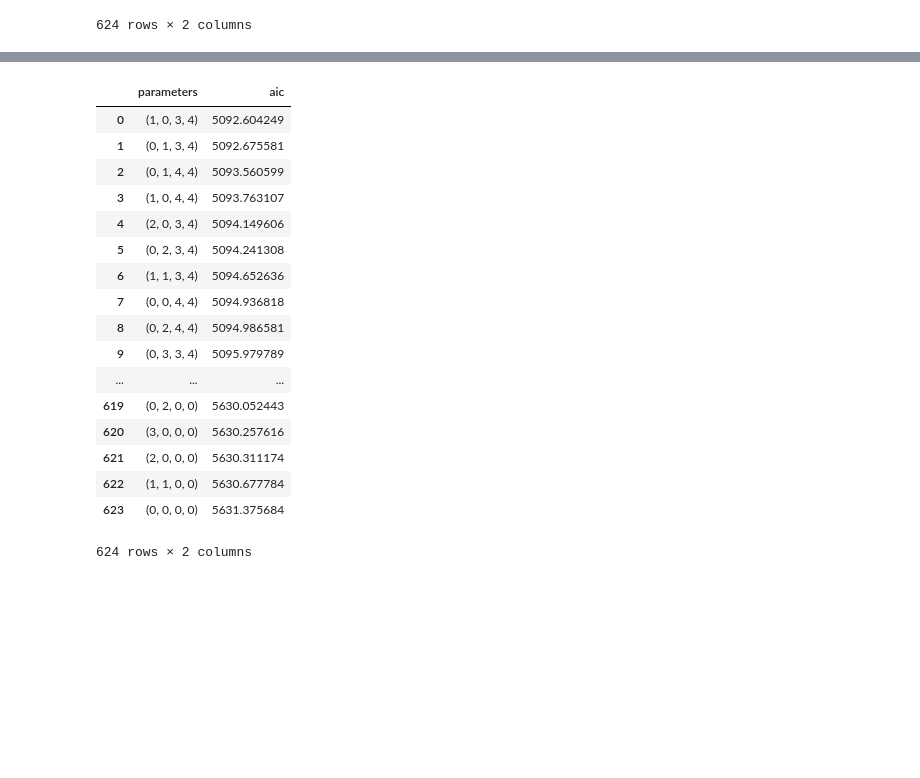
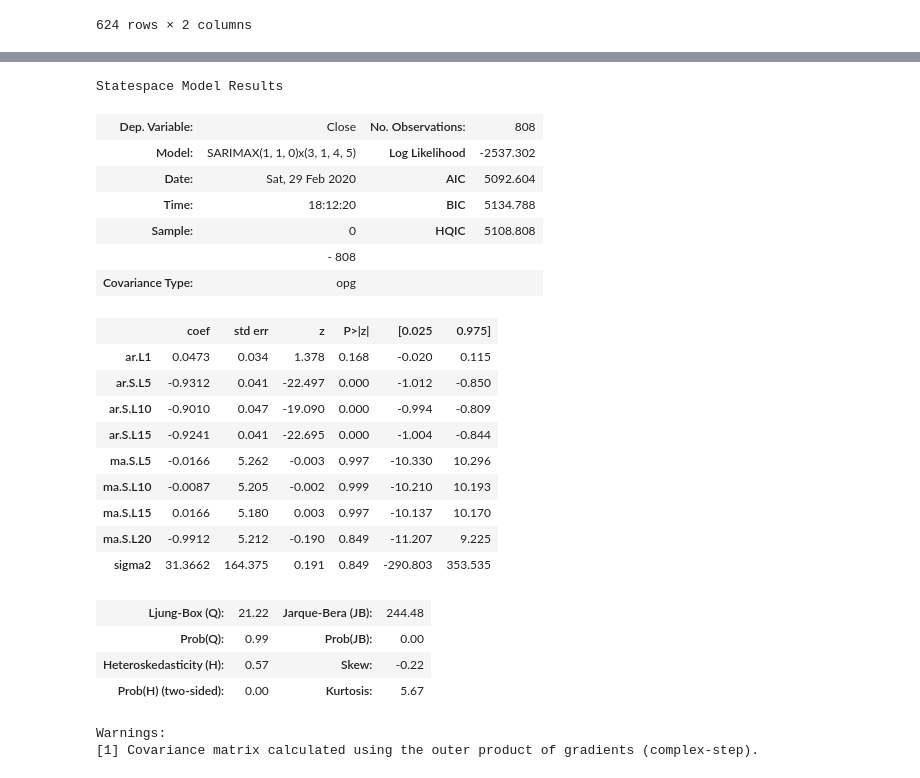
Before and after one commit to JonBebi/Teslock, a Jupyter notebook: Teslock.ipynb, the cells around one changed output, grey strips where cells are left out. Saved outputs shown, nothing was run; the diff lists cells and outputs as text; code cells hidden in the pictures; blank space fills up the shorter version.

```diff
--- a/Teslock.ipynb
+++ b/Teslock.ipynb
@@ -348,24 +360,35 @@ result_table
 624 rows × 2 columns
-# %%
-result_table = result_table.sort_values(by='aic', ascending=True).reset_index(drop=True)
-# %%
-result_table
-# %% [output]
-|  | parameters | aic |
-| 0 | (1, 0, 3, 4) | 5092.604249 |
-| 1 | (0, 1, 3, 4) | 5092.675581 |
-| 2 | (0, 1, 4, 4) | 5093.560599 |
-| 3 | (1, 0, 4, 4) | 5093.763107 |
-| 4 | (2, 0, 3, 4) | 5094.149606 |
-| 5 | (0, 2, 3, 4) | 5094.241308 |
-| 6 | (1, 1, 3, 4) | 5094.652636 |
-| 7 | (0, 0, 4, 4) | 5094.936818 |
-| 8 | (0, 2, 4, 4) | 5094.986581 |
-| 9 | (0, 3, 3, 4) | 5095.979789 |
-| ... | ... | ... |
-| 619 | (0, 2, 0, 0) | 5630.052443 |
-| 620 | (3, 0, 0, 0) | 5630.257616 |
-| 621 | (2, 0, 0, 0) | 5630.311174 |
-| 622 | (1, 1, 0, 0) | 5630.677784 |
-| 623 | (0, 0, 0, 0) | 5631.375684 |
-624 rows × 2 columns
+# %%
+# Set the parameters that give the lowest AIC (Akaike Information Criterion)
+
+p, q, P, Q = result_table['Parameters'][0]
+# %%
+best_model = sm.tsa.statespace.SARIMAX(df['Close'].iloc[884:], order=(p, d, q),
+                                       seasonal_order=(P, D, Q, s)).fit(disp=-1)
+# %%
+best_model.summary()
+# %% [output]
+Statespace Model Results
+| Dep. Variable: | Close | No. Observations: | 808 |
+| Model: | SARIMAX(1, 1, 0)x(3, 1, 4, 5) | Log Likelihood | -2537.302 |
+| Date: | Sat, 29 Feb 2020 | AIC | 5092.604 |
+| Time: | 18:12:20 | BIC | 5134.788 |
+| Sample: | 0 | HQIC | 5108.808 |
+|  | - 808 |  |  |
+| Covariance Type: | opg |  |  |
+|  | coef | std err | z | P>|z| | [0.025 | 0.975] |
+| ar.L1 | 0.0473 | 0.034 | 1.378 | 0.168 | -0.020 | 0.115 |
+| ar.S.L5 | -0.9312 | 0.041 | -22.497 | 0.000 | -1.012 | -0.850 |
+| ar.S.L10 | -0.9010 | 0.047 | -19.090 | 0.000 | -0.994 | -0.809 |
+| ar.S.L15 | -0.9241 | 0.041 | -22.695 | 0.000 | -1.004 | -0.844 |
+| ma.S.L5 | -0.0166 | 5.262 | -0.003 | 0.997 | -10.330 | 10.296 |
+| ma.S.L10 | -0.0087 | 5.205 | -0.002 | 0.999 | -10.210 | 10.193 |
+| ma.S.L15 | 0.0166 | 5.180 | 0.003 | 0.997 | -10.137 | 10.170 |
+| ma.S.L20 | -0.9912 | 5.212 | -0.190 | 0.849 | -11.207 | 9.225 |
+| sigma2 | 31.3662 | 164.375 | 0.191 | 0.849 | -290.803 | 353.535 |
+| Ljung-Box (Q): | 21.22 | Jarque-Bera (JB): | 244.48 |
+| Prob(Q): | 0.99 | Prob(JB): | 0.00 |
+| Heteroskedasticity (H): | 0.57 | Skew: | -0.22 |
+| Prob(H) (two-sided): | 0.00 | Kurtosis: | 5.67 |
+Warnings:
+[1] Covariance matrix calculated using the outer product of gradients (complex-step).
```
Also changed, not shown: parts of 8 cells of this notebook.
